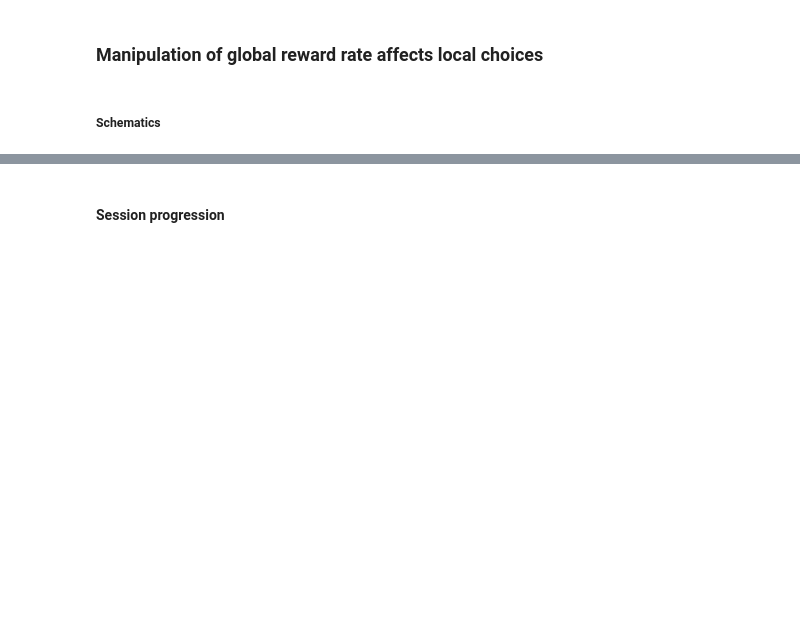
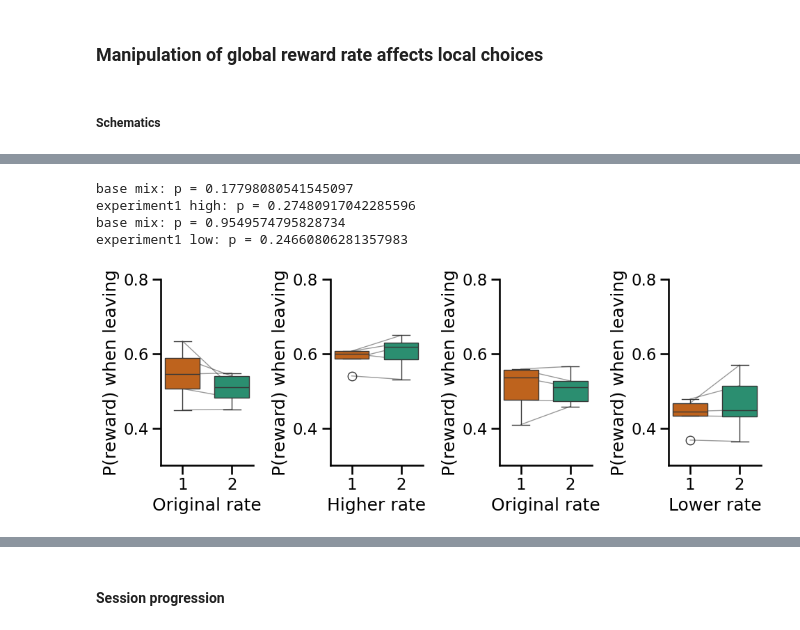
Before and after one commit to AllenNeuralDynamics/Aind.Behavior.VrForaging.Analysis, a Jupyter notebook: notebooks/ConferenceCodes/Sfn2024.ipynb, the cells around one changed output, grey strips where cells are left out. Drawn from its saved outputs; the diff is of its cells as text; code cells hidden in the pictures; blank space fills up the shorter version.

```diff
--- a/notebooks/ConferenceCodes/Sfn2024.ipynb
+++ b/notebooks/ConferenceCodes/Sfn2024.ipynb
@@ -2361,7 +2460,7 @@ summary = summary.loc[(summary.odor_label != 'Amyl Acetate')&(summary.odor_label
 
 summary = summary.groupby(['mouse','odor_label' , 'experiment', 'environment'])['reward_probability'].mean().reset_index()
 
-fig, axs = plt.subplots(1,4, figsize=(size_col*2.8,size_row*1))
+fig, axs = plt.subplots(1,4, figsize=(size_col*2.5,size_row*1))
 loop = 0
 
 for experiment, environment, ax in zip(['base', 'experiment1', 'base', 'experiment1'], ['mix', 'high', 'mix', 'low'], axs.flatten()):
@@ -2386,34 +2485,40 @@ for experiment, environment, ax in zip(['base', 'experiment1', 'base', 'experime
     ethyl_butyrate = plot.loc[plot['odor_label'] == 'Ethyl Butyrate', 'reward_probability']
     alpha_pinene = plot.loc[plot['odor_label'] == 'Alpha-pinene', 'reward_probability']
     t_stat, p_value = ttest_rel(ethyl_butyrate, alpha_pinene)
     print(f'{experiment} {environment}: p = {p_value}')
     # Annotate significance
     if p_value < 0.05:
         significance = '*'
     elif p_value < 0.01:
         significance = '**'
     elif p_value < 0.001:
         significance = '***'
     else:
         significance = 'ns'
 
     # Add significance marker
-    max_y = max(max(ethyl_butyrate), max(alpha_pinene))
-    ax.text(0.5, 0.8, significance, ha='center', va='bottom', color='black', fontsize=12)
+    # max_y = max(max(ethyl_butyrate), max(alpha_pinene))
+    # ax.text(0.5, 0.8, significance, ha='center', va='bottom', color='black', fontsize=12)
 
     ax.set_ylabel('P(reward) when leaving')
     sns.despine()
-    ax.set_xticks([0,1], ['Odor 1', 'Odor 2'])
+    ax.set_xticks([0,1], ['1', '2'])
     ax.set_ylim(0.3, 0.8)
     ax.set_yticks([0.4, 0.6, 0.8])
 
     if environment == 'mix':
         ax.set_xlabel('Original rate')
     elif environment == 'high':
         ax.set_xlabel('Higher rate')
     else:
         ax.set_xlabel('Lower rate')
 
 plt.tight_layout()
 plt.savefig(results_path + f'/preward_combined.svg', dpi=300, bbox_inches='tight')
+# %% [output]
+base mix: p = 0.17798080541545097
+experiment1 high: p = 0.27480917042285596
+base mix: p = 0.9549574795828734
+experiment1 low: p = 0.24660806281357983
+[figure, added]
 # %%
```
Also changed, not shown: parts of 19 cells of this notebook, 1 other file.
